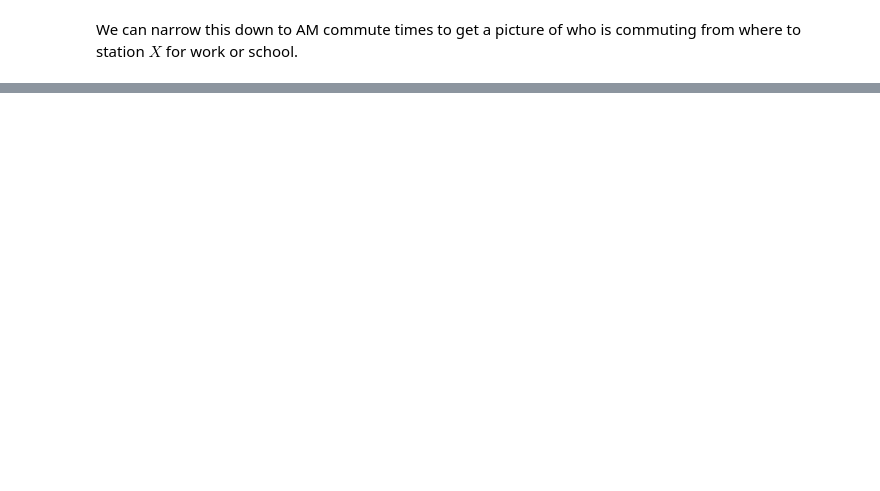
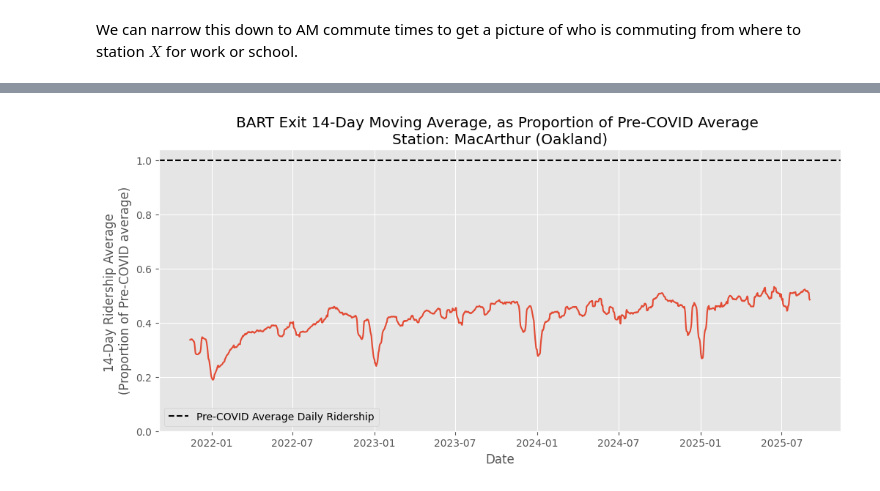
Before and after one commit to Hackquantumcpp/bart_ridership_analysis, a Jupyter notebook: 01-analysis.ipynb, the cells around one changed output, grey strips where cells are left out. Saved outputs shown, nothing was run; the diff lists cells and outputs as text; code cells hidden in the pictures; blank space fills up the shorter version.

```diff
--- a/01-analysis.ipynb
+++ b/01-analysis.ipynb
@@ -374,0 +558,29 @@ plt.xticks(rotation=90);
+# %%
+## Same as above, but as a proportion/fraction of pre-COVID average
+
+## All days
+pre_cov_stat = pre_covid_data[
+    (pre_covid_data['dest'] == station) # & (~pre_covid_data['day_of_wk'].isin(['Sunday', 'Saturday']))
+].groupby(['date']).agg({'riders': 'sum'}).reset_index()
+post_cov_stat = post_covid_data[
+    (post_covid_data['dest'] == station) # & (~post_covid_data['day_of_wk'].isin(['Sunday', 'Saturday']))
+].groupby(['date']).agg({'riders': 'sum'})# .reset_index()
+
+pre_cov_daily_avg = np.mean(pre_cov_stat['riders'])
+
+post_cov_rolling = post_cov_stat.rolling(14).mean().reset_index()[6:]
+post_cov_rolling['riders'] = post_cov_rolling['riders'] / pre_cov_daily_avg
+
+plt.figure(figsize=(12, 5))
+plt.plot(
+    post_cov_rolling['date'],
+    post_cov_rolling['riders']
+)
+plt.xlabel('Date')
+plt.ylabel('14-Day Ridership Average \n(Proportion of Pre-COVID average)')
+plt.title(f'BART Exit 14-Day Moving Average, as Proportion of Pre-COVID Average \nStation: {station_fullname}')
+plt.axhline(y = 1, label='Pre-COVID Average Daily Ridership', color = 'black', linestyle = '--')
+plt.ylim(bottom=0)
+plt.legend();
+# %% [output]
+[figure, added]
```
Also changed, not shown: parts of 27 cells of this notebook.
